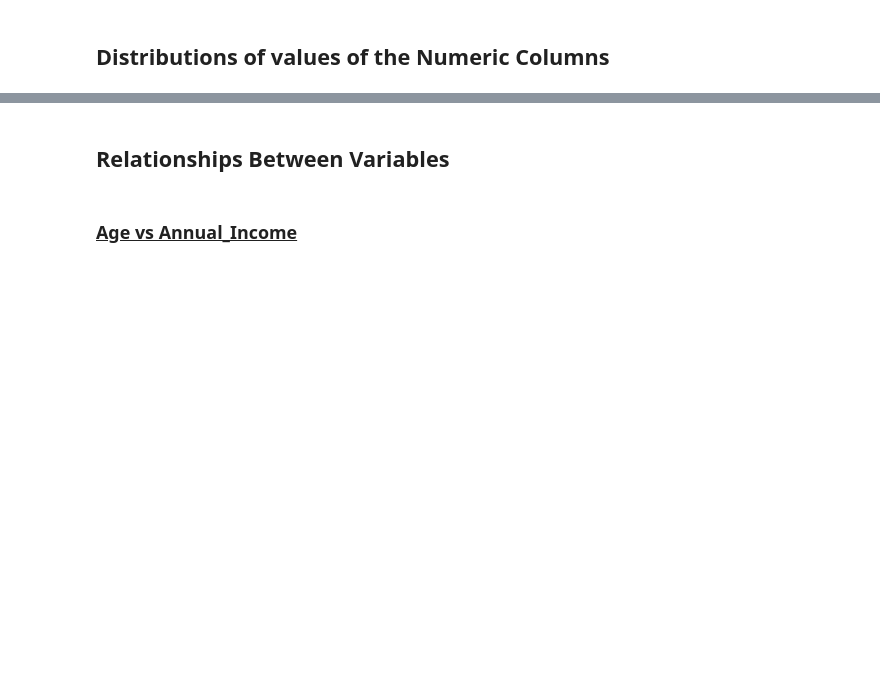
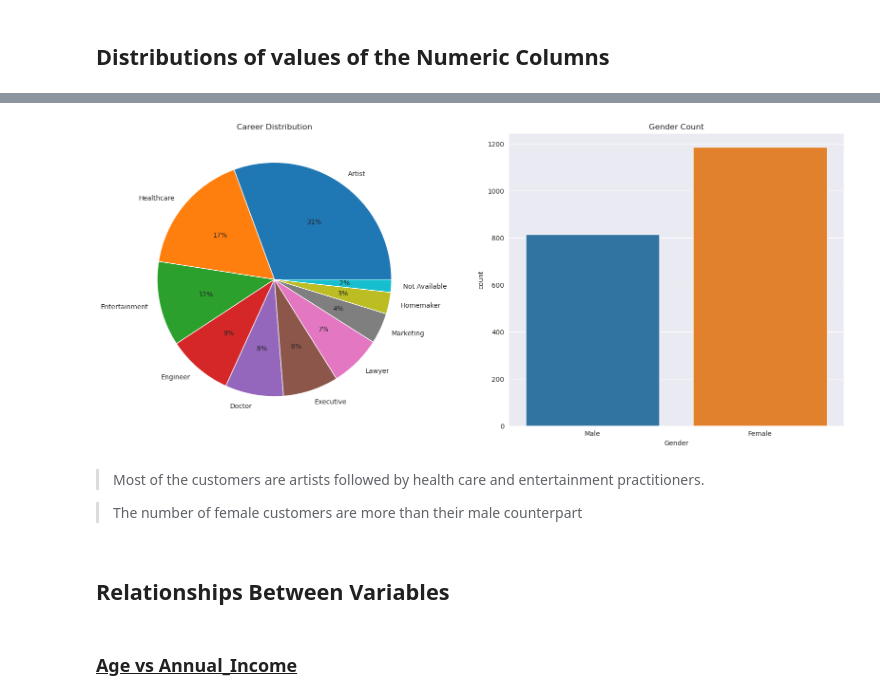
Before and after one commit to somto-ibuodinma/shop_customer_EDA, a Jupyter notebook: Project1/Shop customer EDA.ipynb, the cells around one changed output, grey strips where cells are left out. Cells and saved outputs as stored; diff of their text form; code cells hidden in the pictures; blank space fills up the shorter version.

```diff
--- a/Project1/Shop customer EDA.ipynb
+++ b/Project1/Shop customer EDA.ipynb
@@ -191,3 +232,22 @@ my_hist(df_customer,'Work_Experience',x_lab,y_lab,title,bins);
+# %%
+plt.figure(figsize=(20,8));# creating the figure size
+plt.subplot(1,2,1);
+profession_count = df_customer.Profession.value_counts() # counting the values of profession column
+label= ['Artist', 'Healthcare', 'Entertainment', 'Engineer','Doctor','Executive',
+        'Lawyer','Marketing','Homemaker','Not Available']
+plt.pie(profession_count, labels=label, autopct='%1.0f%%');# plotting a pie chart using pie function
+plt.title('Career Distribution'); # adding title
+
+plt.subplot(1,2,2); # creating the figure size
+sb.countplot(data=df_customer,x='Gender');# using seaborn countplot
+
+plt.title('Gender Count'); # adding title
+# %% [output]
+[figure, added]
+# %% [markdown]
+> Most of the customers are artists followed by health care  and entertainment practitioners.
+
+> The number of female customers are more than their male counterpart
 # %% [markdown]
 ## Relationships Between Variables
 # %% [markdown]
```
Also changed, not shown: parts of 42 cells of this notebook, 3 other files.
